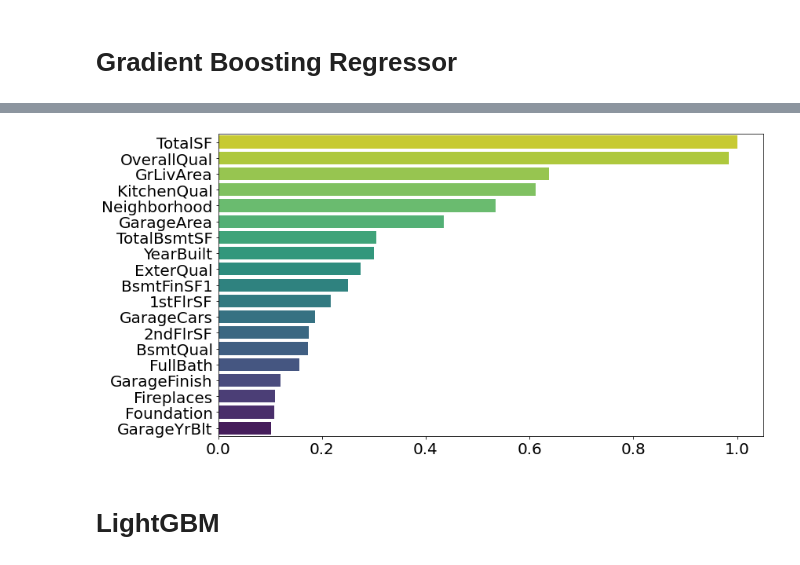
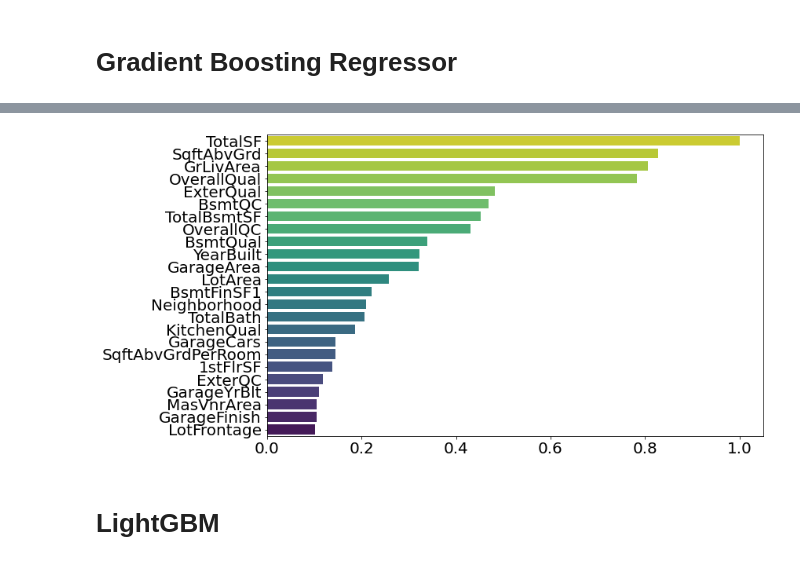
Before and after one commit to garycl/AmesHousing, a Jupyter notebook: code/HousePricePrediction.ipynb, the cells around one changed output, grey strips where cells are left out. Saved outputs shown, nothing was run; the diff lists cells and outputs as text; code cells hidden in the pictures.

Commit message:
Update models

```diff
--- a/code/HousePricePrediction.ipynb
+++ b/code/HousePricePrediction.ipynb
@@ -195,11 +184,9 @@ ordinal_att = ['LotShape', 'Utilities', 'LandSlope',
                'GarageFinish', 'GarageQual', 'GarageCond',
                'PavedDrive','PoolQC','Fence']
 
-nonordinal_att = ['MSZoning','Street','Alley',
-                  'LandContour','LotConfig','Neighborhood',
+nonordinal_att = ['MSZoning','LotConfig','Neighborhood',
                   'BldgType','HouseStyle','RoofStyle',
-                  'RoofMatl','MasVnrType','Foundation',
-                  'Heating','Electrical','GarageType',
-                  'MiscFeature','SaleType','SaleCondition',
-                  'Condition1','Condition2','Exterior1st','Exterior2nd']
+                  'MasVnrType','Foundation', 'GarageType',
+                  'SaleType','SaleCondition','Condition1',
+                  'Exterior1st','Exterior2nd']
 # %% [markdown]
@@ -241 +200,25 @@ assert len(set(features) - set(train.drop('SalePrice', axis=1).columns)) == 0
+# %%
+nonordinal_agg = dict()
+nonordinal_encoder = dict()
+
+for col in nonordinal_att:
+
+    '''
+    Combine categories that have less than 30 observations.
+    Code them as 'Not Enough Observations'
+    '''
+    map_dict = train[col].value_counts()[lambda x : x < 30].to_dict()
+
+    for key in map_dict.keys():
+        map_dict[key] = 'Not Enough Observations'
+
+    if map_dict:
+        nonordinal_agg[col] = map_dict
+        train_impute[col].replace(nonordinal_agg[col], inplace=True)
+
+    '''
+    Create nonordinal dictionary for encoding later.
+    '''
+    impute_dict = train_impute.groupby(col).agg({'SalePrice':'mean'}).to_dict()
+    nonordinal_encoder[col] = impute_dict['SalePrice']
 # %%
@@ -374,7 +331,7 @@ def linear_model_prep(df, num_att, ordinal_att, nonordinal_att):
 # %% [markdown]
 Create training feature and target datasets
 # %%
-X_tree = tree_model_prep(train, num_att, ordinal_att, nonordinal_att)
+X_train = tree_model_prep(train_impute)
 y_train = train['SalePrice'].copy()
 # %% [markdown]
 # Model
@@ -473,10 +430,10 @@ RFR_fn(RFR_best_params)
 # %%
 # Fit RFR Best and plot
 RFR_best = RandomForestRegressor(random_state=rng, **RFR_best_params)
-RFR_best.fit(X_tree, y_train)
+RFR_best.fit(X_train, y_train)
 
 # Create plot data
-plot_data = pd.DataFrame(zip(features, RFR_best.feature_importances_),
+plot_data = pd.DataFrame(zip(total_features, RFR_best.feature_importances_),
              columns = ['Feature', 'Importance'])
 plot_data = plot_data.sort_values(by = 'Importance', ascending = False)
 plot_data['Importance'] = plot_data['Importance'].values / plot_data['Importance'].values.max()
@@ -556,26 +513,26 @@ GBR_fn(GBR_best_params)
 # %%
 # Fit GBR Best and plot
 GBR_best = GradientBoostingRegressor(random_state=rng, **GBR_best_params)
-GBR_best.fit(X_tree, y_train)
+GBR_best.fit(X_train, y_train)
 
 # Create plot data
-plot_data = pd.DataFrame(zip(features, GBR_best.feature_importances_),
+plot_data = pd.DataFrame(zip(total_features, GBR_best.feature_importances_),
              columns = ['Feature', 'Importance'])
 plot_data = plot_data.sort_values(by = 'Importance', ascending = False)
 plot_data['Importance'] = plot_data['Importance'].values / plot_data['Importance'].values.max()
 
 # Plot importance coefficient at least 0.1
 f, ax = plt.subplots(figsize = (12,6))
 sns.barplot(data=plot_data.loc[plot_data.Importance>=0.1],
             y='Feature',
             x='Importance',
             palette='viridis_r')
 ax.set_xlabel('')
 ax.set_ylabel('')
 ax.tick_params(axis='both', which='major', labelsize=20)
 f.tight_layout()
 # %% [output]
-[figure, old version]
+[figure, new version]
 # %%
 # Store best features
 best_features['GBR'] = plot_data.loc[plot_data.Importance>=0.1].Feature.values
```
Also changed, not shown: parts of 46 cells of this notebook, 14 other files.
